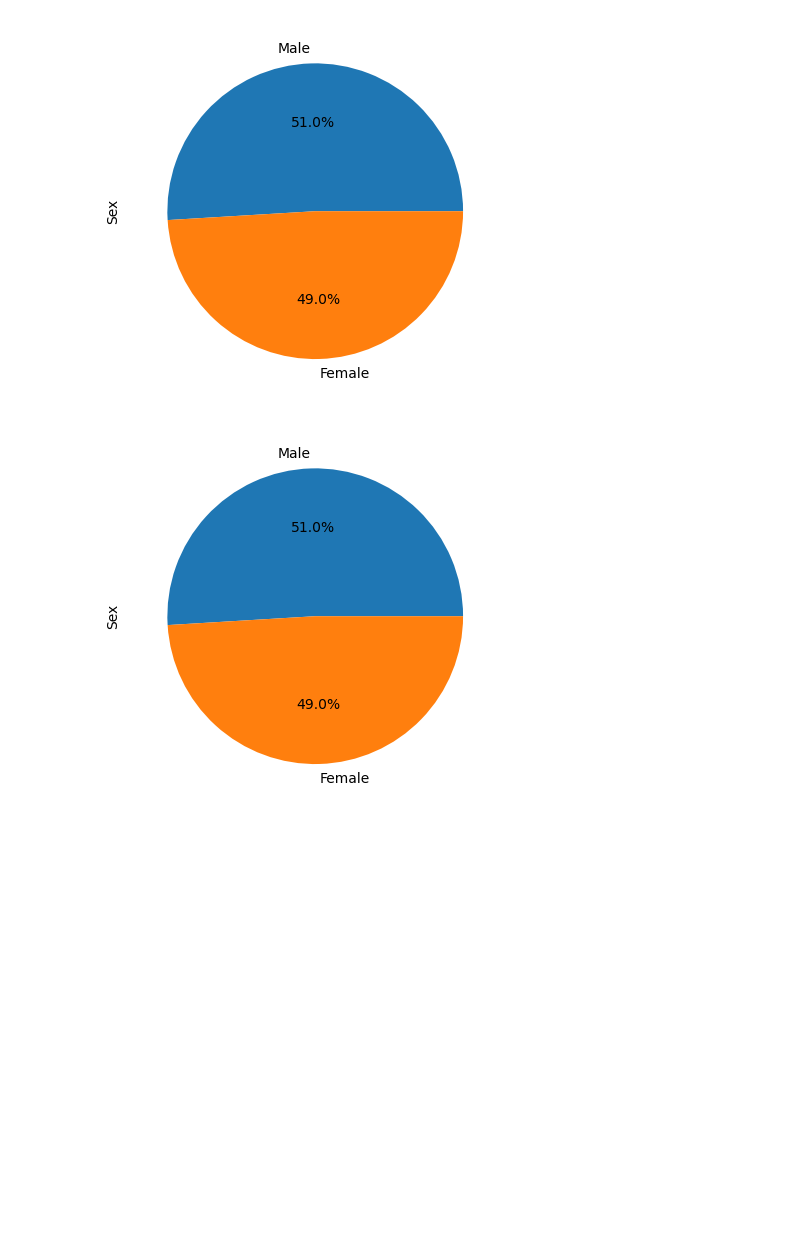
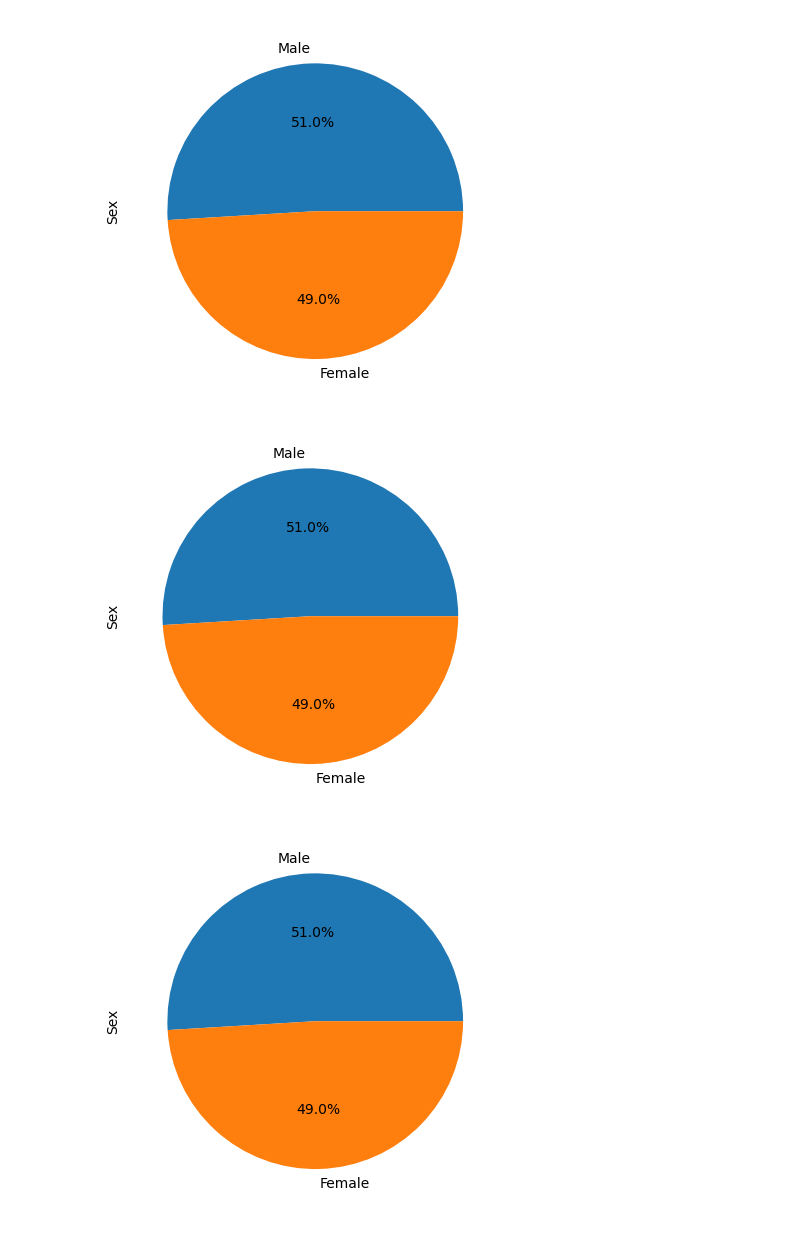
Before and after one commit to xoffvsg/matplotlib_challenge, a Jupyter notebook: Pymaceuticals/pymaceuticals_starter.ipynb, the cells around one changed output. Cells and saved outputs as stored; diff of their text form; code cells hidden in the pictures; blank space fills up the shorter version.

```diff
--- a/Pymaceuticals/pymaceuticals_starter.ipynb
+++ b/Pymaceuticals/pymaceuticals_starter.ipynb
@@ -202,6 +217,12 @@ drug_stat2_df
 [figure]
 # %%
 # Generate a pie plot showing the distribution of female versus male mice using pyplot
+pie2_df=mice2_df['Sex'].value_counts().to_frame()
+plt.pie(pie2_df['count'],autopct='%1.1f%%',labels=pie2_df.index)
+plt.ylabel('Sex')
+plt.show()
+# %% [output]
+[figure, added]
 # %%
 # Generate a pie plot showing the distribution of female versus male mice using pyplot          # To be removed
 # %% [output]
```
Also changed, not shown: parts of 5 cells of this notebook.
